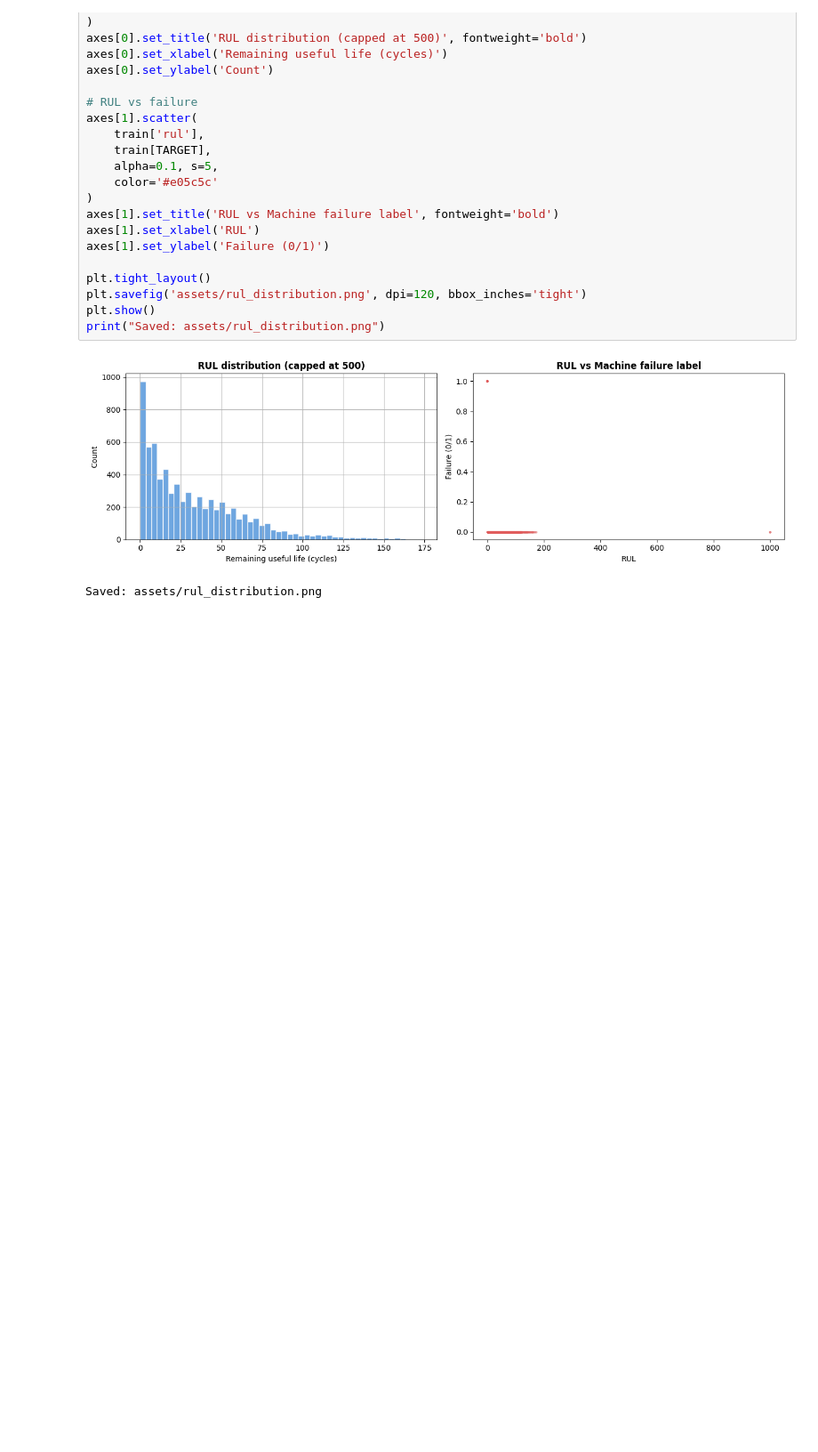
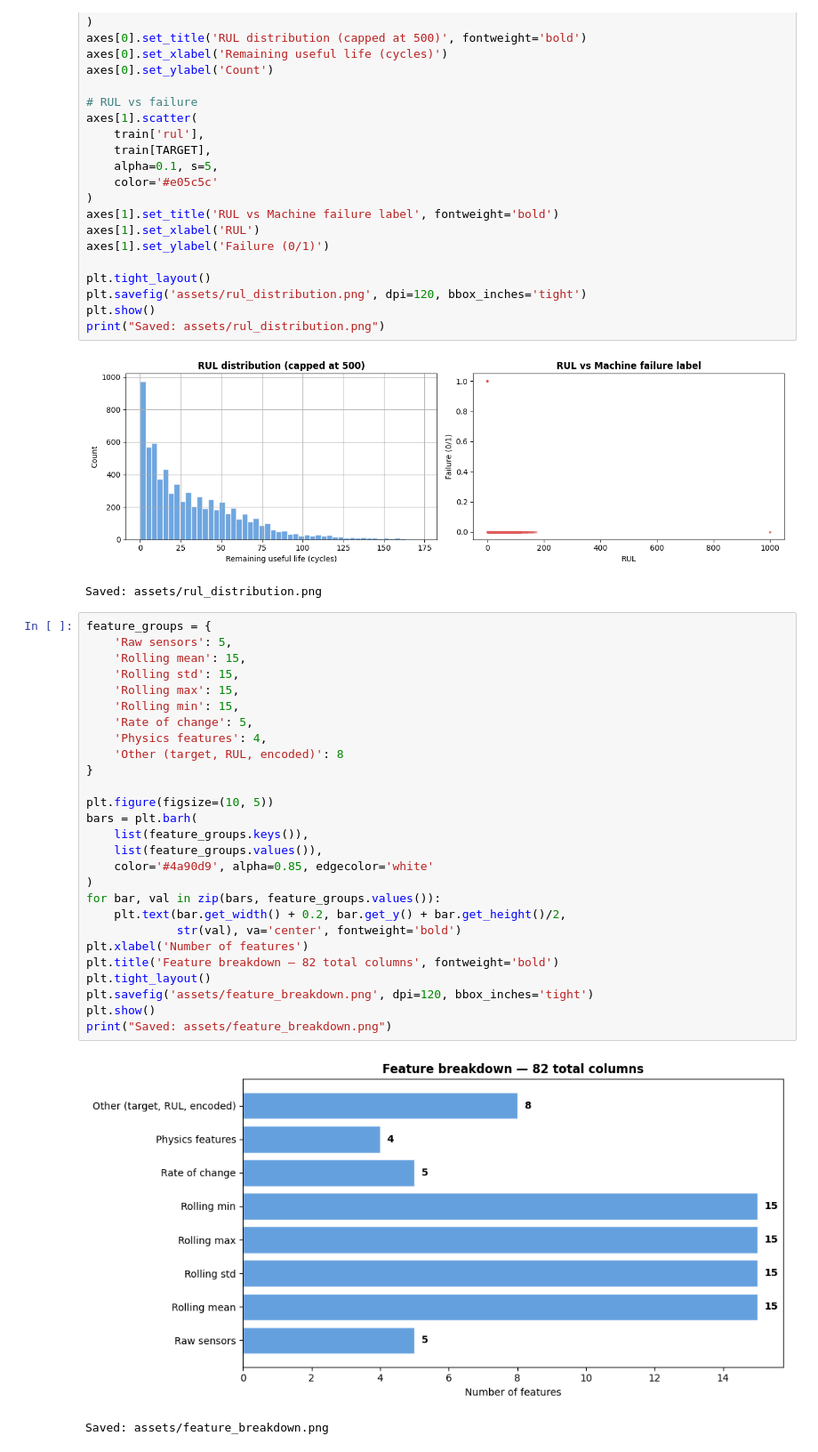
Before and after one commit to Sanjaiyan-Eng/predictive-maintenance-sme, a Jupyter notebook: notebooks/02_features.ipynb, the cells around one changed output. Shown at 89% size. Drawn from its saved outputs; the diff is of its cells as text; blank space fills up the shorter version.

```diff
--- a/notebooks/02_features.ipynb
+++ b/notebooks/02_features.ipynb
@@ -113,3 +113,33 @@ print("Saved: assets/rul_distribution.png")
 # %% [output]
 [figure]
 Saved: assets/rul_distribution.png
+# %%
+feature_groups = {
+    'Raw sensors': 5,
+    'Rolling mean': 15,
+    'Rolling std': 15,
+    'Rolling max': 15,
+    'Rolling min': 15,
+    'Rate of change': 5,
+    'Physics features': 4,
+    'Other (target, RUL, encoded)': 8
+}
+
+plt.figure(figsize=(10, 5))
+bars = plt.barh(
+    list(feature_groups.keys()),
+    list(feature_groups.values()),
+    color='#4a90d9', alpha=0.85, edgecolor='white'
+)
+for bar, val in zip(bars, feature_groups.values()):
+    plt.text(bar.get_width() + 0.2, bar.get_y() + bar.get_height()/2,
+             str(val), va='center', fontweight='bold')
+plt.xlabel('Number of features')
+plt.title('Feature breakdown — 82 total columns', fontweight='bold')
+plt.tight_layout()
+plt.savefig('assets/feature_breakdown.png', dpi=120, bbox_inches='tight')
+plt.show()
+print("Saved: assets/feature_breakdown.png")
+# %% [output]
+[figure, added]
+Saved: assets/feature_breakdown.png
```
Also changed, not shown: 1 other file.
